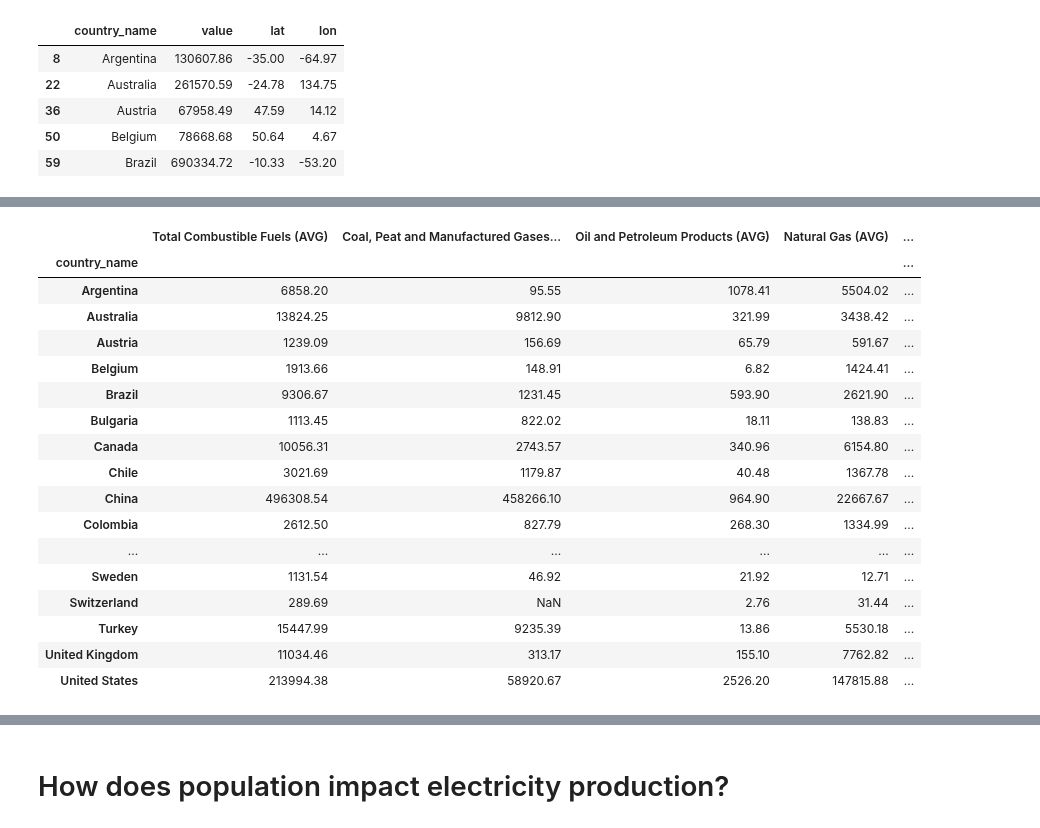
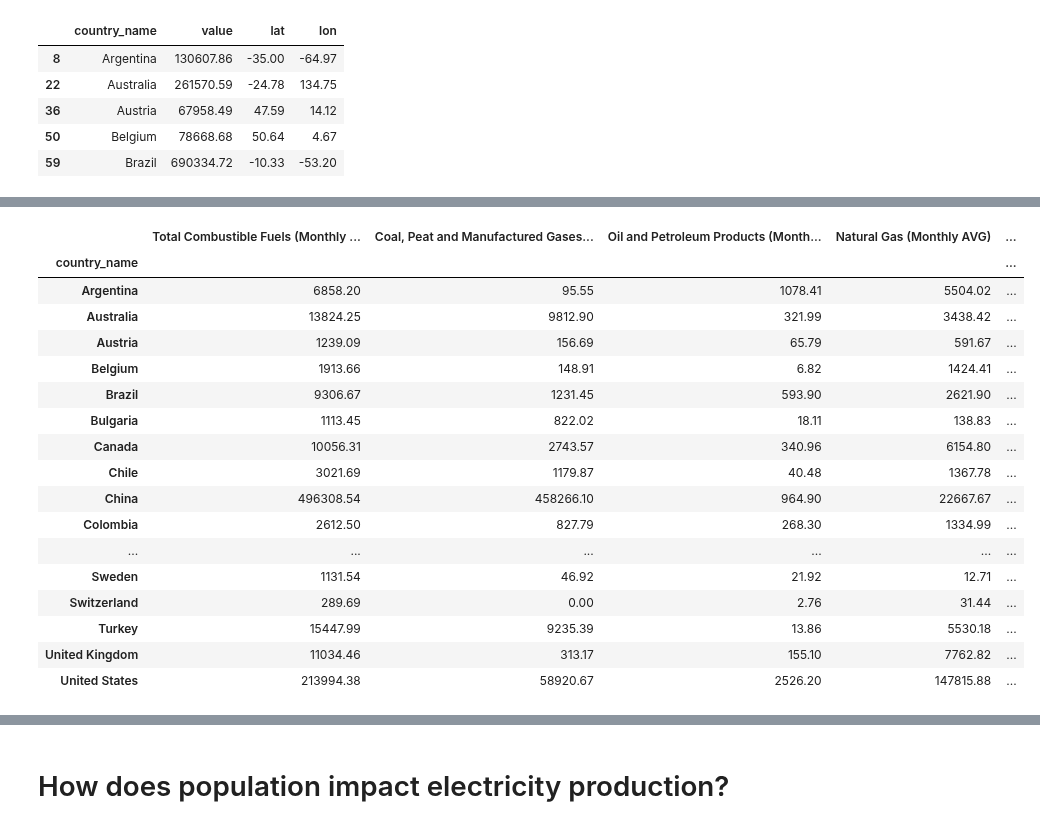
Before and after one commit to bburwinkel0721/Electric-Production, a Jupyter notebook: electricity_anaylsis.ipynb, the cells around one changed output, grey strips where cells are left out. Drawn from its saved outputs; the diff is of its cells as text; code cells hidden in the pictures.

Commit message:
replaced NaN values with zeros in summary statistics and adjust column headers

```diff
--- a/electricity_anaylsis.ipynb
+++ b/electricity_anaylsis.ipynb
@@ -160,32 +160,35 @@ map_plot_1
 # %%
 # Averages for 2023 grouped by country name
 total_combustible_fuels_2023_average = original_df[(original_df['parameter']=='Net Electricity Production')&(original_df['product']=='Total Combustible Fuels')&(original_df['Year']=='2023')].groupby('country_name')['value'].mean()
 coal_peat_and_manufactured_gases_2023_average = original_df[(original_df['parameter']=='Net Electricity Production')&(original_df['product']=='Coal, Peat and Manufactured Gases')&(original_df['Year']=='2023')].groupby('country_name')['value'].mean()
 oil_and_petroleum_products_2023_average = original_df[(original_df['parameter']=='Net Electricity Production')&(original_df['product']=='Oil and Petroleum Products')&(original_df['Year']=='2023')].groupby('country_name')['value'].mean()
 natural_gas_2023_average = original_df[(original_df['parameter']=='Net Electricity Production')&(original_df['product']=='Natural Gas')&(original_df['Year']=='2023')].groupby('country_name')['value'].mean()
 combustible_renewables_2023_average = original_df[(original_df['parameter']=='Net Electricity Production')&(original_df['product']=='Combustible Renewables')&(original_df['Year']=='2023')].groupby('country_name')['value'].mean()
 hydro_2023_average = original_df[(original_df['parameter']=='Net Electricity Production')&(original_df['product']=='Hydro')&(original_df['Year']=='2023')].groupby('country_name')['value'].mean()
 wind_2023_average = original_df[(original_df['parameter']=='Net Electricity Production')&(original_df['product']=='Wind')&(original_df['Year']=='2023')].groupby('country_name')['value'].mean()
 solar_2023_average = original_df[(original_df['parameter']=='Net Electricity Production')&(original_df['product']=='Solar')&(original_df['Year']=='2023')].groupby('country_name')['value'].mean()
 total_renewables_2023_average = original_df[(original_df['parameter']=='Net Electricity Production')&(original_df['product']=='Total Renewables (Hydro, Geo, Solar, Wind, Other)')&(original_df['Year']=='2023')].groupby('country_name')['value'].mean()
 
 # Create a dataframe of averages
 summary_statistics_2023 = pd.DataFrame({
-    "Total Combustible Fuels (AVG)":total_combustible_fuels_2023_average,
-    "Coal, Peat and Manufactured Gases (AVG)": coal_peat_and_manufactured_gases_2023_average,
-    "Oil and Petroleum Products (AVG)": oil_and_petroleum_products_2023_average,
-    "Natural Gas (AVG)":natural_gas_2023_average,
-    "Combustible Renewables (AVG)": combustible_renewables_2023_average,
-    "Hydro (AVG)": hydro_2023_average,
-    "Wind (AVG)": wind_2023_average,
-    "Solar (AVG)": solar_2023_average,
-    "Total Renewables (AVG)": total_renewables_2023_average
+    "Total Combustible Fuels (Monthly AVG)":total_combustible_fuels_2023_average,
+    "Coal, Peat and Manufactured Gases (Monthly AVG)": coal_peat_and_manufactured_gases_2023_average,
+    "Oil and Petroleum Products (Monthly AVG)": oil_and_petroleum_products_2023_average,
+    "Natural Gas (Monthly AVG)":natural_gas_2023_average,
+    "Combustible Renewables (Monthly AVG)": combustible_renewables_2023_average,
+    "Hydro (Monthly AVG)": hydro_2023_average,
+    "Wind (Monthly AVG)": wind_2023_average,
+    "Solar (Monthly AVG)": solar_2023_average,
+    "Total Renewables (Monthly AVG)": total_renewables_2023_average
 })
+
+# replace NaN values with zeros
+summary_statistics_2023 = summary_statistics_2023.fillna(0)
 
 # Display the dataframe
 summary_statistics_2023
 # %% [output]
-|  | Total Combustible Fuels (AVG) | Coal, Peat and Manufactured Gases... | Oil and Petroleum Products (AVG) | Natural Gas (AVG) | ... |
+|  | Total Combustible Fuels (Monthly ... | Coal, Peat and Manufactured Gases... | Oil and Petroleum Products (Month... | Natural Gas (Monthly AVG) | ... |
 | country_name |  |  |  |  | ... |
 | Argentina | 6858.20 | 95.55 | 1078.41 | 5504.02 | ... |
 | Australia | 13824.25 | 9812.90 | 321.99 | 3438.42 | ... |
@@ -199,7 +202,7 @@ summary_statistics_2023
 | Colombia | 2612.50 | 827.79 | 268.30 | 1334.99 | ... |
 | ... | ... | ... | ... | ... | ... |
 | Sweden | 1131.54 | 46.92 | 21.92 | 12.71 | ... |
-| Switzerland | 289.69 | NaN | 2.76 | 31.44 | ... |
+| Switzerland | 289.69 | 0.00 | 2.76 | 31.44 | ... |
 | Turkey | 15447.99 | 9235.39 | 13.86 | 5530.18 | ... |
 | United Kingdom | 11034.46 | 313.17 | 155.10 | 7762.82 | ... |
 | United States | 213994.38 | 58920.67 | 2526.20 | 147815.88 | ... |
```
Also changed, not shown: parts of 1 cell of this notebook.
